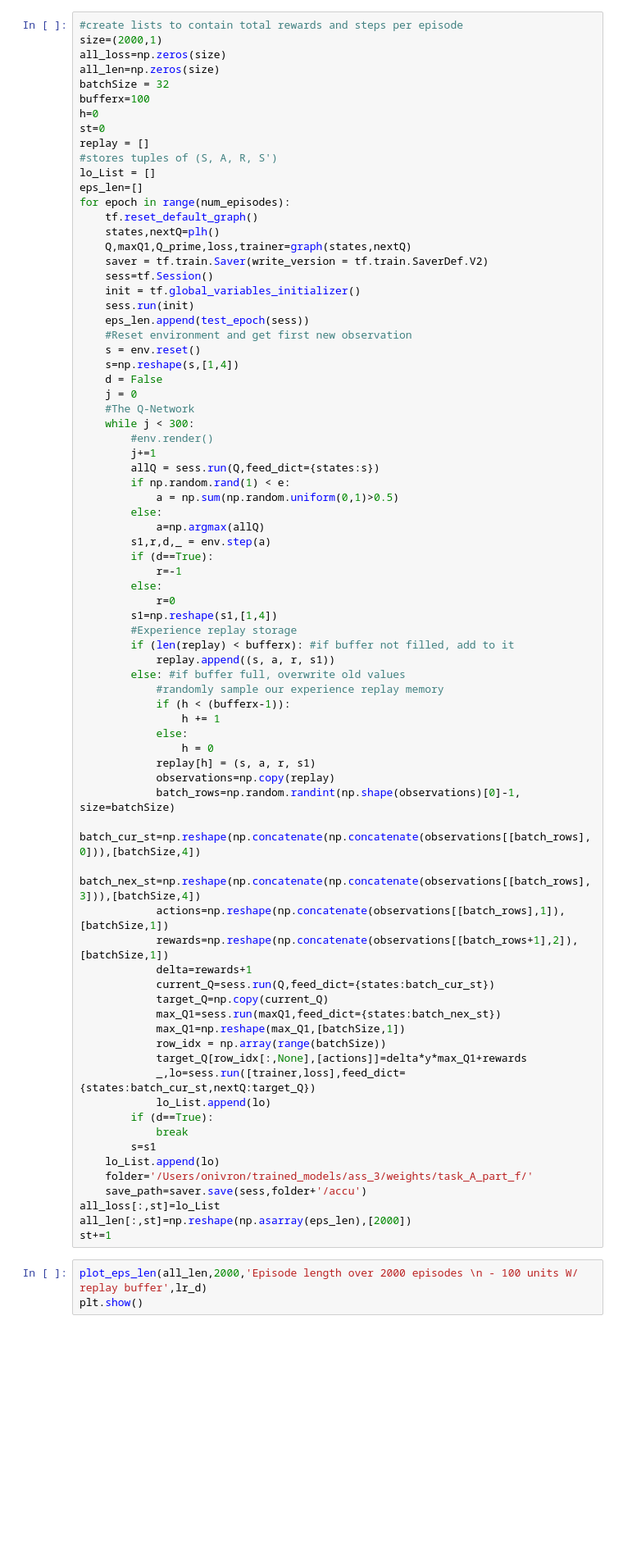
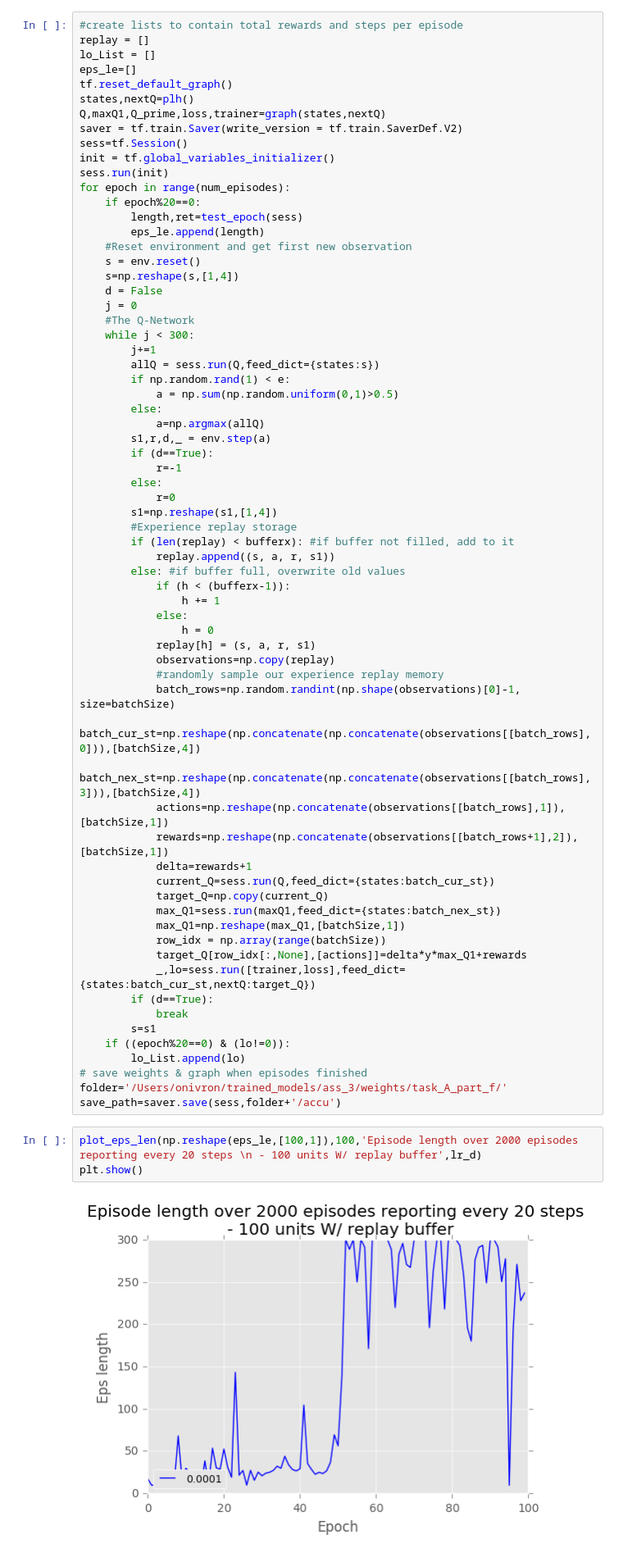
Before and after one commit to omernivro/Deep, a Jupyter notebook: assignment_3_gym_note.ipynb, the cells around one changed output. Shown at 82% size. Cells and saved outputs as stored; diff of their text form; blank space fills up the shorter version.

Commit message:
full_ver_with_part_e

```diff
--- a/assignment_3_gym_note.ipynb
+++ b/assignment_3_gym_note.ipynb
@@ -1002,25 +919,19 @@ def test_epoch(sess):
 # %%
 #create lists to contain total rewards and steps per episode
-size=(2000,1)
-all_loss=np.zeros(size)
-all_len=np.zeros(size)
-batchSize = 32
-bufferx=100
-h=0
-st=0
 replay = []
-#stores tuples of (S, A, R, S')
 lo_List = []
-eps_len=[]
+eps_le=[]
+tf.reset_default_graph()
+states,nextQ=plh()
+Q,maxQ1,Q_prime,loss,trainer=graph(states,nextQ)
+saver = tf.train.Saver(write_version = tf.train.SaverDef.V2)
+sess=tf.Session()
+init = tf.global_variables_initializer()
+sess.run(init)
 for epoch in range(num_episodes):
-    tf.reset_default_graph()
-    states,nextQ=plh()
-    Q,maxQ1,Q_prime,loss,trainer=graph(states,nextQ)
-    saver = tf.train.Saver(write_version = tf.train.SaverDef.V2)
-    sess=tf.Session()
-    init = tf.global_variables_initializer()
-    sess.run(init)
-    eps_len.append(test_epoch(sess))
+    if epoch%20==0:
+        length,ret=test_epoch(sess)
+        eps_le.append(length)
     #Reset environment and get first new observation
     s = env.reset()
     s=np.reshape(s,[1,4])
@@ -1028,7 +939,6 @@ for epoch in range(num_episodes):
     j = 0
     #The Q-Network
     while j < 300:
-        #env.render()
         j+=1
         allQ = sess.run(Q,feed_dict={states:s})
         if np.random.rand(1) < e:
@@ -1045,13 +955,13 @@ for epoch in range(num_episodes):
         if (len(replay) < bufferx): #if buffer not filled, add to it
             replay.append((s, a, r, s1))
         else: #if buffer full, overwrite old values
-            #randomly sample our experience replay memory
             if (h < (bufferx-1)):
                 h += 1
             else:
                 h = 0
             replay[h] = (s, a, r, s1)
             observations=np.copy(replay)
+            #randomly sample our experience replay memory
             batch_rows=np.random.randint(np.shape(observations)[0]-1, size=batchSize)
             batch_cur_st=np.reshape(np.concatenate(np.concatenate(observations[[batch_rows],0])),[batchSize,4])
             batch_nex_st=np.reshape(np.concatenate(np.concatenate(observations[[batch_rows],3])),[batchSize,4])
@@ -1065,17 +975,17 @@ for epoch in range(num_episodes):
             row_idx = np.array(range(batchSize))
             target_Q[row_idx[:,None],[actions]]=delta*y*max_Q1+rewards
             _,lo=sess.run([trainer,loss],feed_dict={states:batch_cur_st,nextQ:target_Q})
-            lo_List.append(lo)
         if (d==True):
             break
         s=s1
-    lo_List.append(lo)
-    folder='/Users/onivron/trained_models/ass_3/weights/task_A_part_f/'
-    save_path=saver.save(sess,folder+'/accu')
-all_loss[:,st]=lo_List
-all_len[:,st]=np.reshape(np.asarray(eps_len),[2000])
-st+=1
+    if ((epoch%20==0) & (lo!=0)):
+        lo_List.append(lo)
+# save weights & graph when episodes finished
+folder='/Users/onivron/trained_models/ass_3/weights/task_A_part_f/'
+save_path=saver.save(sess,folder+'/accu')
 # %%
-plot_eps_len(all_len,2000,'Episode length over 2000 episodes \n - 100 units W/ replay buffer',lr_d)
+plot_eps_len(np.reshape(eps_le,[100,1]),100,'Episode length over 2000 episodes reporting every 20 steps \n - 100 units W/ replay buffer',lr_d)
 plt.show()
+# %% [output]
+[figure, added]
 # %%
```
Also changed, not shown: parts of 77 cells of this notebook.
